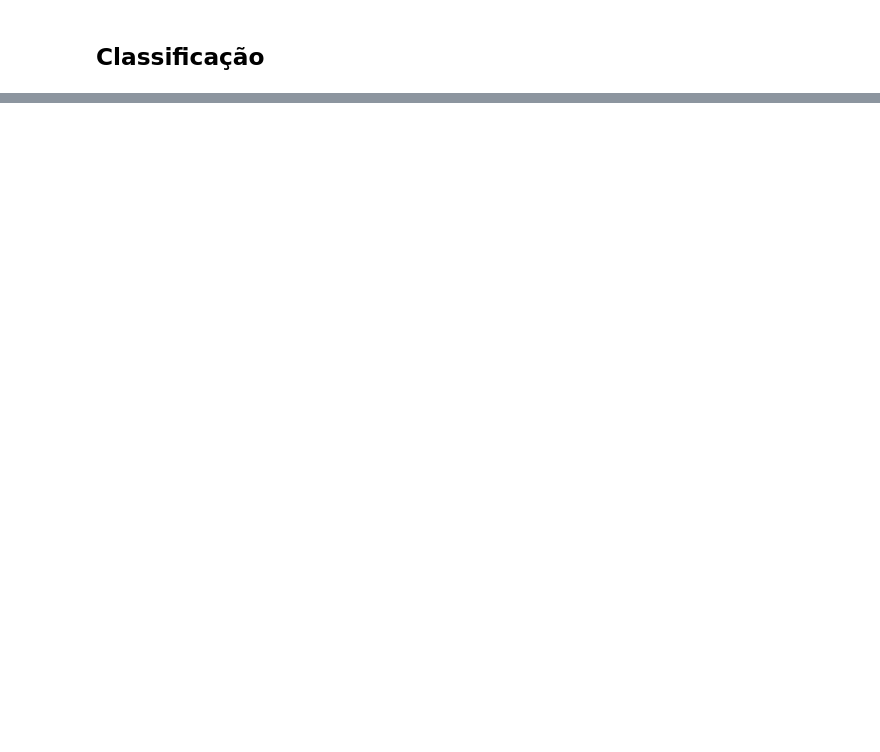
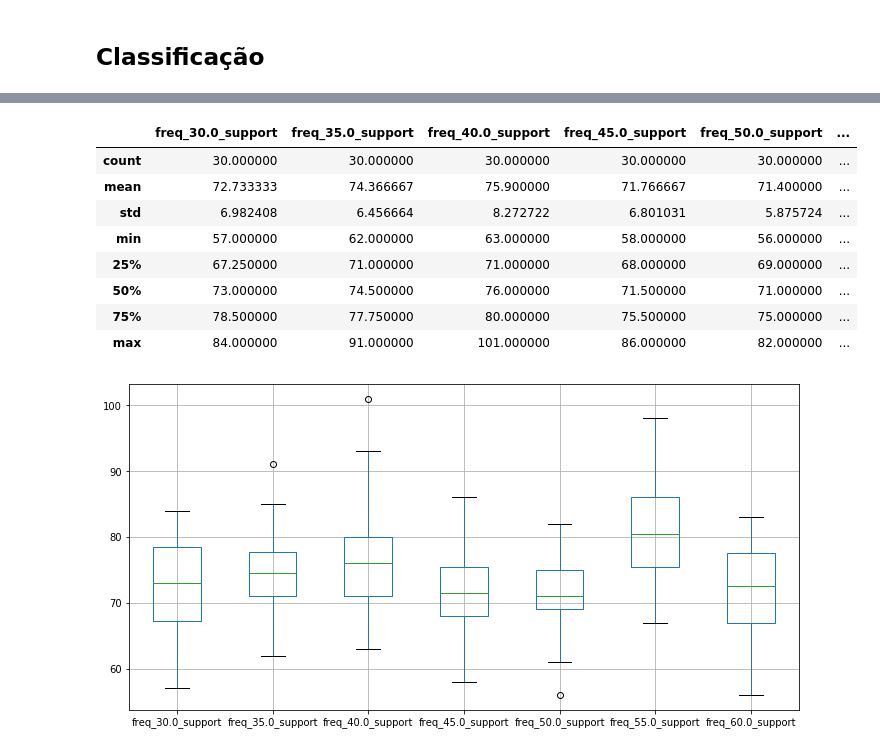
Before and after one commit to newtmagalhaes/Machine-Learning, a Jupyter notebook: ML/f03-MIT-fluxo/05-svm_test.ipynb, the cells around one changed output, grey strips where cells are left out. Saved outputs shown, nothing was run; the diff lists cells and outputs as text; code cells hidden in the pictures; blank space fills up the shorter version.

```diff
--- a/ML/f03-MIT-fluxo/05-svm_test.ipynb
+++ b/ML/f03-MIT-fluxo/05-svm_test.ipynb
@@ -229,0 +295,14 @@ Name: Acurácia, dtype: float64
+# %%
+freq_sups.boxplot(figsize=(12, 6))
+freq_sups.describe()
+# %% [output]
+|  | freq_30.0_support | freq_35.0_support | freq_40.0_support | freq_45.0_support | freq_50.0_support | ... |
+| count | 30.000000 | 30.000000 | 30.000000 | 30.000000 | 30.000000 | ... |
+| mean | 72.733333 | 74.366667 | 75.900000 | 71.766667 | 71.400000 | ... |
+| std | 6.982408 | 6.456664 | 8.272722 | 6.801031 | 5.875724 | ... |
+| min | 57.000000 | 62.000000 | 63.000000 | 58.000000 | 56.000000 | ... |
+| 25% | 67.250000 | 71.000000 | 71.000000 | 68.000000 | 69.000000 | ... |
+| 50% | 73.000000 | 74.500000 | 76.000000 | 71.500000 | 71.000000 | ... |
+| 75% | 78.500000 | 77.750000 | 80.000000 | 75.500000 | 75.000000 | ... |
+| max | 84.000000 | 91.000000 | 101.000000 | 86.000000 | 82.000000 | ... |
+[figure, added]
```
Also changed, not shown: parts of 9 cells of this notebook.
